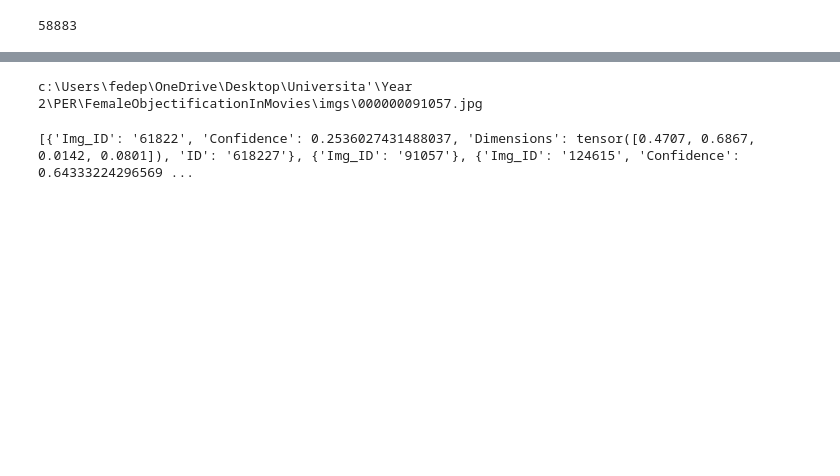
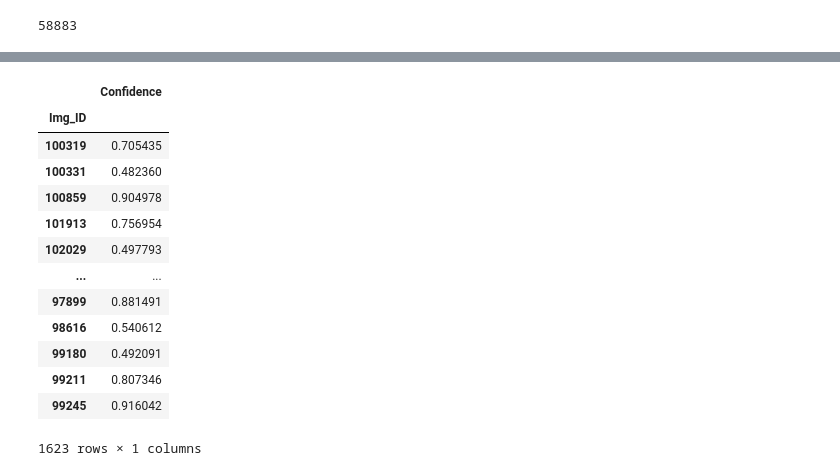
Before and after one commit to federicopaschetta/FemaleObjectificationInMovies, a Jupyter notebook: yolo_analysis.ipynb, the cells around one changed output, grey strips where cells are left out. Saved outputs shown, nothing was run; the diff lists cells and outputs as text; code cells hidden in the pictures; blank space fills up the shorter version.

```diff
--- a/yolo_analysis.ipynb
+++ b/yolo_analysis.ipynb
@@ -95,9 +135,8 @@ modificare img_id per tutte le entries
 def confidence_score(result_img):
     detection_list = []
     for res in result_img:
-        detection_dict = {}
         img_id = res.path.split('\\')[-1].strip('.jpg').lstrip('0')
-        detection_dict['Img_ID'] = img_id
+
         # Get mask for class 0
         class_mask = res.boxes.cls == 0
 
@@ -107,16 +146,49 @@ def confidence_score(result_img):
 
         # Print results using zip to iterate both arrays simultaneously
         for index, (conf, dim) in enumerate(zip(confidences, dimensions)):
+            detection_dict = {}  # Crea un nuovo dizionario per ogni rilevamento
+            detection_dict['Img_ID'] = img_id
             detection_dict['Confidence'] = conf.item()
-            detection_dict['Dimensions'] = dim
+            detection_dict['Dimensions'] = dim.tolist()
             detection_dict['ID'] = f'{img_id}{index}'
             detection_list.append(detection_dict)
-    print(detection_list)
+
+        # Aggiungi un caso specifico se non ci sono confidenze
+        if len(confidences) == 0:
+            detection_dict = {  # Crea un nuovo dizionario per il caso vuoto
+                'Img_ID': img_id,
+                'Confidence': 0,
+                'Dimensions': [],
+                'ID': img_id
+            }
+            detection_list.append(detection_dict)
+
+    return detection_list
-# %%
-print(result[1].path)
-# %% [output]
-c:\Users\fedep\OneDrive\Desktop\Universita'\Year 2\PER\FemaleObjectificationInMovies\imgs\000000091057.jpg
-# %%
-confidence_score(result)
-# %% [output]
-[{'Img_ID': '61822', 'Confidence': 0.2536027431488037, 'Dimensions': tensor([0.4707, 0.6867, 0.0142, 0.0801]), 'ID': '618227'}, {'Img_ID': '91057'}, {'Img_ID': '124615', 'Confidence': 0.64333224296569 ...
+# %%
+data = confidence_score(result)
+# %%
+# Creazione del DataFrame
+df = pd.DataFrame(data).set_index('ID')
+# %%
+df['x_center'] = df['Dimensions'].apply(lambda x: x[0] if x else np.nan)
+df['y_center'] = df['Dimensions'].apply(lambda x: x[1] if x else np.nan)
+df['width'] = df['Dimensions'].apply(lambda x: x[2] if x else np.nan)
+df['height'] = df['Dimensions'].apply(lambda x: x[3] if x else np.nan)
+df = df.drop(['Dimensions'], axis=1)
+# %%
+df.groupby('Img_ID')[['Confidence']].mean()
+# %% [output]
+|  | Confidence |
+| Img_ID |  |
+| 100319 | 0.705435 |
+| 100331 | 0.482360 |
+| 100859 | 0.904978 |
+| 101913 | 0.756954 |
+| 102029 | 0.497793 |
+| ... | ... |
+| 97899 | 0.881491 |
+| 98616 | 0.540612 |
+| 99180 | 0.492091 |
+| 99211 | 0.807346 |
+| 99245 | 0.916042 |
+1623 rows × 1 columns
```
Also changed, not shown: parts of 13 cells of this notebook, 1 other file.
